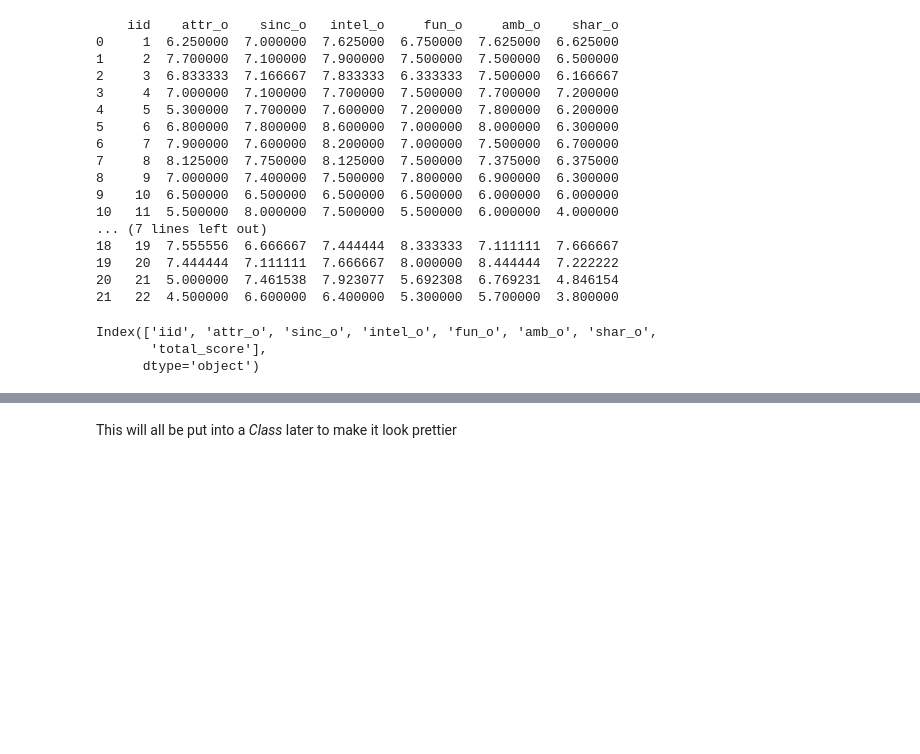
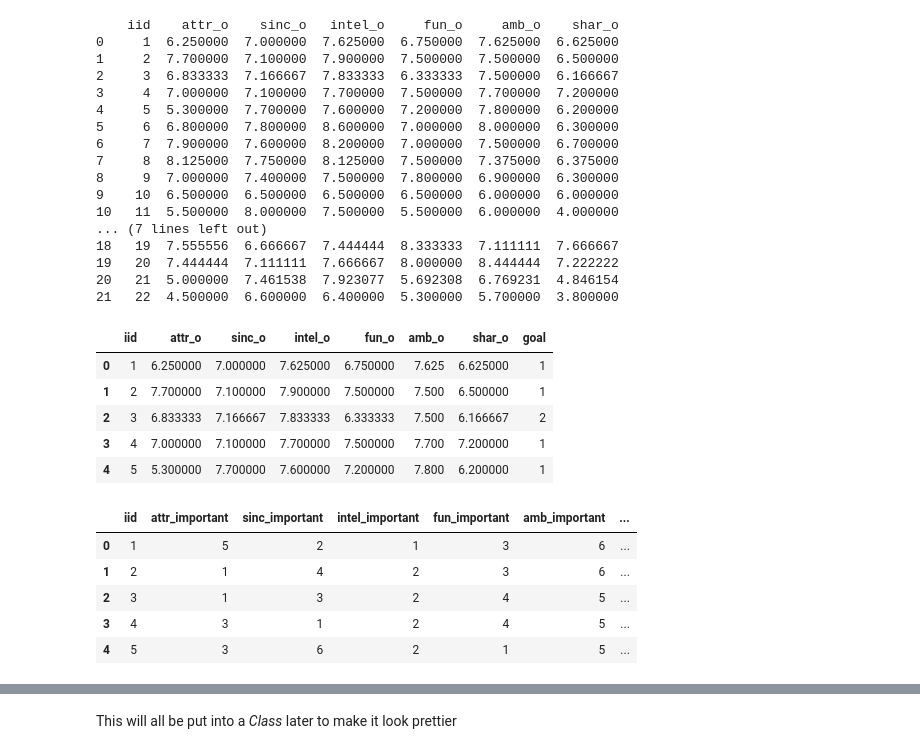
Before and after one commit to meralegre/capstone, a Jupyter notebook: modelling.ipynb, the cells around one changed output, grey strips where cells are left out. Cells and saved outputs as stored; diff of their text form; code cells hidden in the pictures; blank space fills up the shorter version.

```diff
--- a/modelling.ipynb
+++ b/modelling.ipynb
@@ -495,16 +491,36 @@ print(attributes_averages)
 19   20  7.444444  7.111111  7.666667  8.000000  8.444444  7.222222
 20   21  5.000000  7.461538  7.923077  5.692308  6.769231  4.846154
 21   22  4.500000  6.600000  6.400000  5.300000  5.700000  3.800000
+# %%
+def goal_mapping(df):
+    # First, create a mapping dictionary for the 'goal' values
+    mapping = {
+        1: 1, 2: 1,
+        3: 2, 4: 2,
+        5: 3, 6: 3
+    }
+
+    # Aggregate the DataFrame by 'iid' and take the first 'goal' from each group
+    aggregated_df = df.groupby('iid').agg({'goal': 'first'}).reset_index()
+
+    # Apply the mapping to the 'goal' column and create a new column for remapped values
+    aggregated_df['goal'] = aggregated_df['goal'].map(mapping).fillna(aggregated_df['goal'])
+
+    return aggregated_df
+
+goals = goal_mapping(df_wave_6)
+attributes_averages = pd.concat([attributes_averages, goals['goal']], axis=1)
+attributes_averages.head()
+# %% [output]
+|  | iid | attr_o | sinc_o | intel_o | fun_o | amb_o | shar_o | goal |
+| 0 | 1 | 6.250000 | 7.000000 | 7.625000 | 6.750000 | 7.625 | 6.625000 | 1 |
+| 1 | 2 | 7.700000 | 7.100000 | 7.900000 | 7.500000 | 7.500 | 6.500000 | 1 |
+| 2 | 3 | 6.833333 | 7.166667 | 7.833333 | 6.333333 | 7.500 | 6.166667 | 2 |
+| 3 | 4 | 7.000000 | 7.100000 | 7.700000 | 7.500000 | 7.700 | 7.200000 | 1 |
+| 4 | 5 | 5.300000 | 7.700000 | 7.600000 | 7.200000 | 7.800 | 6.200000 | 1 |
 # %%
-def compute_importance_scores(averages, importance):
-    scores = averages.copy()
-    for attribute in importance.columns:
-        if attribute in scores.columns:
-            scores[attribute] *= importance[attribute]
-    scores['total_score'] = scores.sum(axis=1)
-    return scores.reset_index(drop=True)
-
 importance = df_wave_6[[
+    'iid',
     'attr_important',
     'sinc_important',
     'intel_important',
@@ -513,9 +529,27 @@ importance = df_wave_6[[
     'shar_important'
 ]]
 
-importance_attributes = compute_importance_scores(attributes_averages, importance)
-importance_attributes.columns
+importance = importance.groupby('iid').mean().round().astype(int)
+importance = importance.apply(lambda x: np.clip(x, 1, 6))
+
+def resolve_conflicts(row):
+    # Sort row values and get indices of the sorted elements
+    sorted_indices = np.argsort(row)
+    ranks = np.arange(1, 7)
+
+    # Assign ranks according to the sorted indices (smallest value gets rank 1, largest gets rank N)
+    sorted_row = np.empty_like(ranks)
+    sorted_row[sorted_indices] = ranks
+
+    return pd.Series(sorted_row, index=row.index)
+
+importance_attributes = importance.apply(resolve_conflicts, axis=1).reset_index()
+importance_attributes = pd.concat([importance_attributes, goals['goal']], axis=1)
+importance_attributes.head()
 # %% [output]
-Index(['iid', 'attr_o', 'sinc_o', 'intel_o', 'fun_o', 'amb_o', 'shar_o',
-       'total_score'],
-      dtype='object')
+|  | iid | attr_important | sinc_important | intel_important | fun_important | amb_important | ... |
+| 0 | 1 | 5 | 2 | 1 | 3 | 6 | ... |
+| 1 | 2 | 1 | 4 | 2 | 3 | 6 | ... |
+| 2 | 3 | 1 | 3 | 2 | 4 | 5 | ... |
+| 3 | 4 | 3 | 1 | 2 | 4 | 5 | ... |
+| 4 | 5 | 3 | 6 | 2 | 1 | 5 | ... |
```
Also changed, not shown: parts of 6 cells of this notebook.
